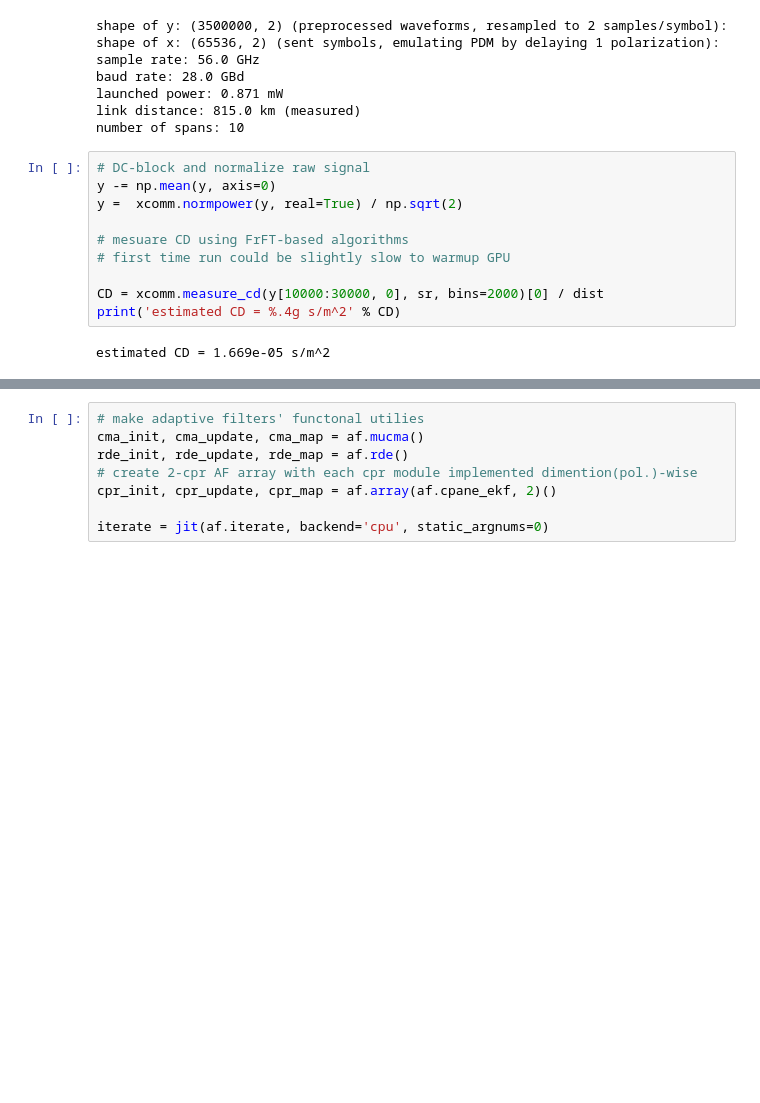
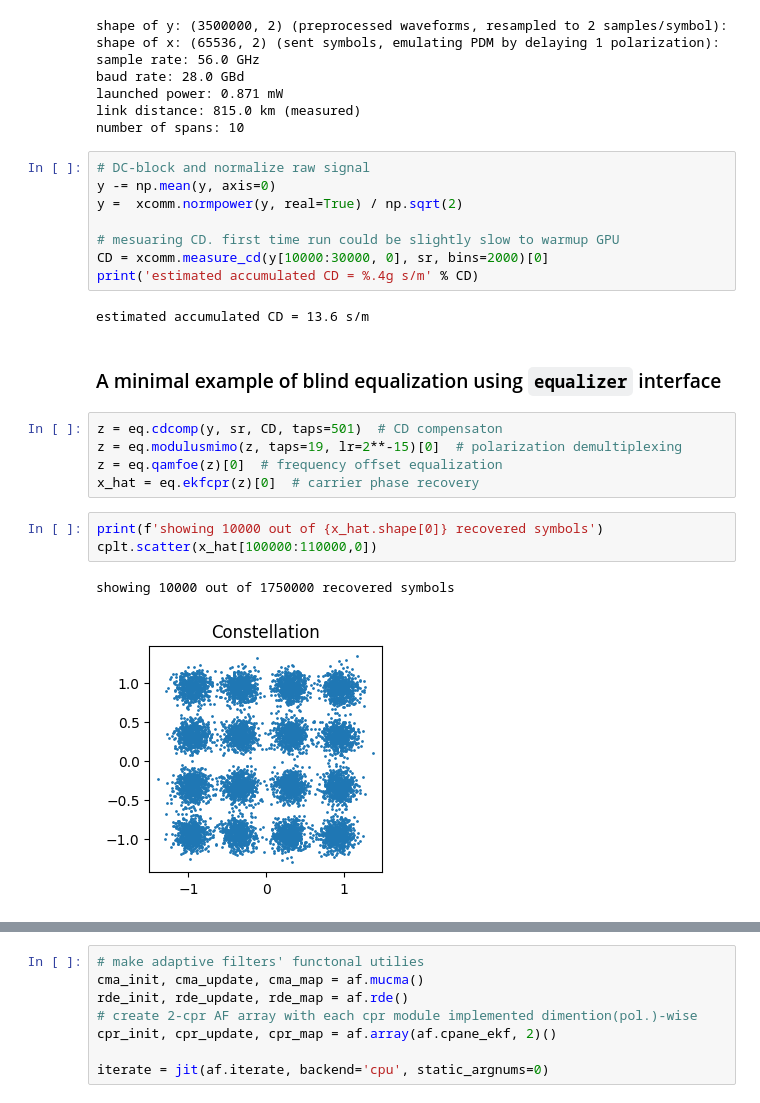
Before and after one commit to remifan/commplax, a Jupyter notebook: examples/hello_world.ipynb, the cells around one changed output, grey strips where cells are left out. Cells and saved outputs as stored; diff of their text form; blank space fills up the shorter version.

Commit message:
include equalizer demo in hello_world example

```diff
--- a/examples/hello_world.ipynb
+++ b/examples/hello_world.ipynb
@@ -118,10 +114,21 @@ number of spans: 10
 y -= np.mean(y, axis=0)
 y =  xcomm.normpower(y, real=True) / np.sqrt(2)
 
-# mesuare CD using FrFT-based algorithms
-# first time run could be slightly slow to warmup GPU
-
-CD = xcomm.measure_cd(y[10000:30000, 0], sr, bins=2000)[0] / dist
-print('estimated CD = %.4g s/m^2' % CD)
+# mesuaring CD. first time run could be slightly slow to warmup GPU
+CD = xcomm.measure_cd(y[10000:30000, 0], sr, bins=2000)[0]
+print('estimated accumulated CD = %.4g s/m' % CD)
 # %% [output]
-estimated CD = 1.669e-05 s/m^2
+estimated accumulated CD = 13.6 s/m
+# %% [markdown]
+### A minimal example of blind equalization using `equalizer` interface
+# %%
+z = eq.cdcomp(y, sr, CD, taps=501)  # CD compensaton
+z = eq.modulusmimo(z, taps=19, lr=2**-15)[0]  # polarization demultiplexing
+z = eq.qamfoe(z)[0]  # frequency offset equalization
+x_hat = eq.ekfcpr(z)[0]  # carrier phase recovery
+# %%
+print(f'showing 10000 out of {x_hat.shape[0]} recovered symbols')
+cplt.scatter(x_hat[100000:110000,0])
+# %% [output]
+showing 10000 out of 1750000 recovered symbols
+[figure, added]
```
Also changed, not shown: parts of 16 cells of this notebook.
